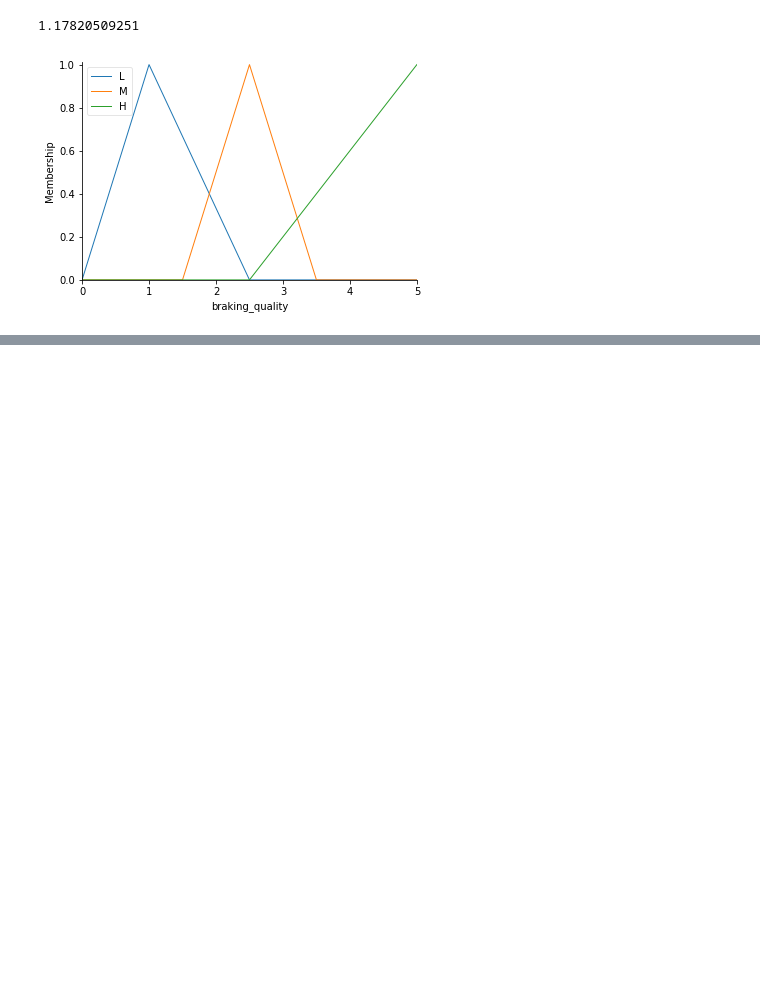
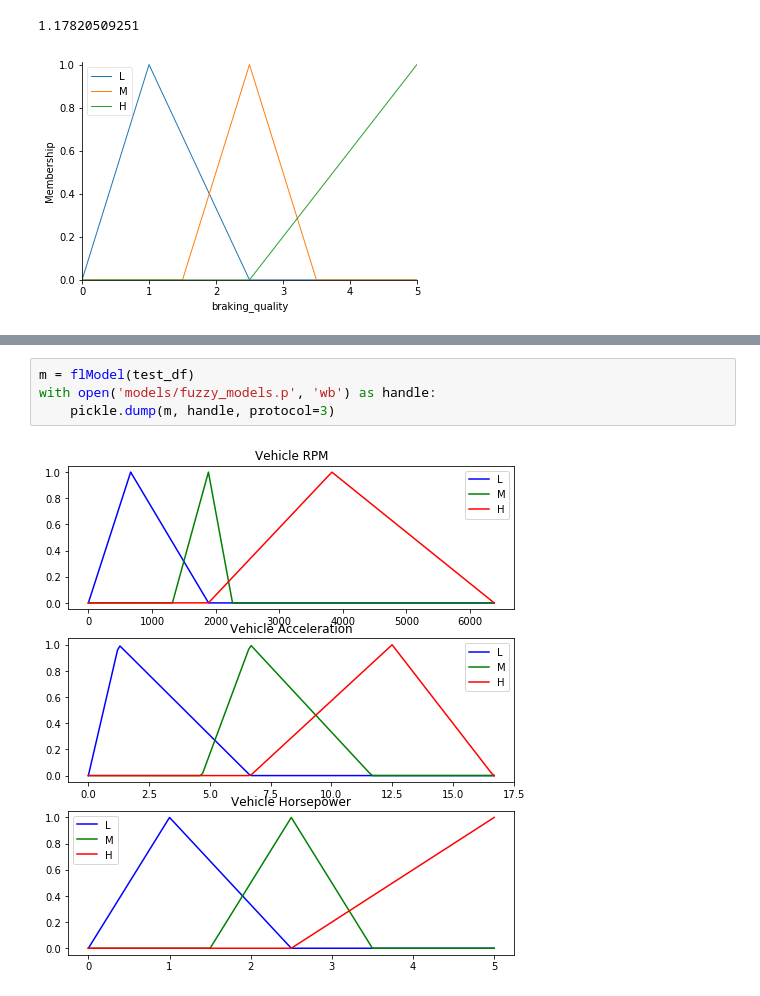
Before and after one commit to trentlavoie/fydp, a Jupyter notebook: notebooks/rec/preprocess_hardware_data_2.ipynb, the cells around one changed output, grey strips where cells are left out. Drawn from its saved outputs; the diff is of its cells as text; blank space fills up the shorter version.

```diff
--- a/notebooks/rec/preprocess_hardware_data_2.ipynb
+++ b/notebooks/rec/preprocess_hardware_data_2.ipynb
@@ -282,0 +553,6 @@ lateral_score = calculate_score(7, 3, 10)
+# %%
+m = flModel(test_df)
+with open('models/fuzzy_models.p', 'wb') as handle:
+    pickle.dump(m, handle, protocol=3)
+# %% [output]
+[figure, added]
```
Also changed, not shown: parts of 6 cells of this notebook.
